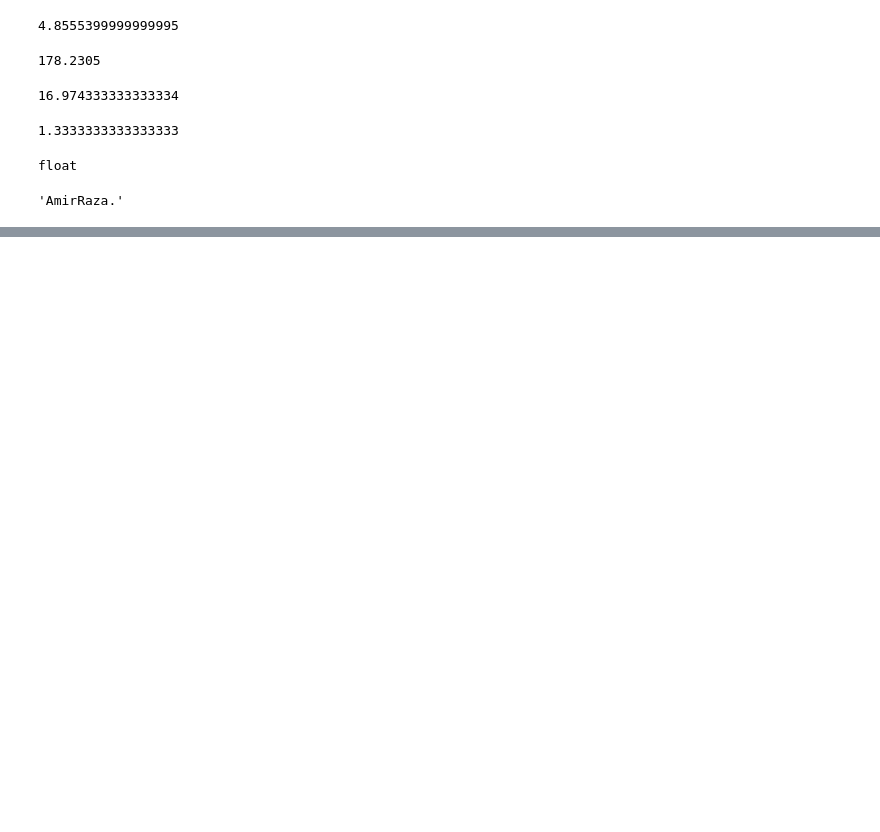
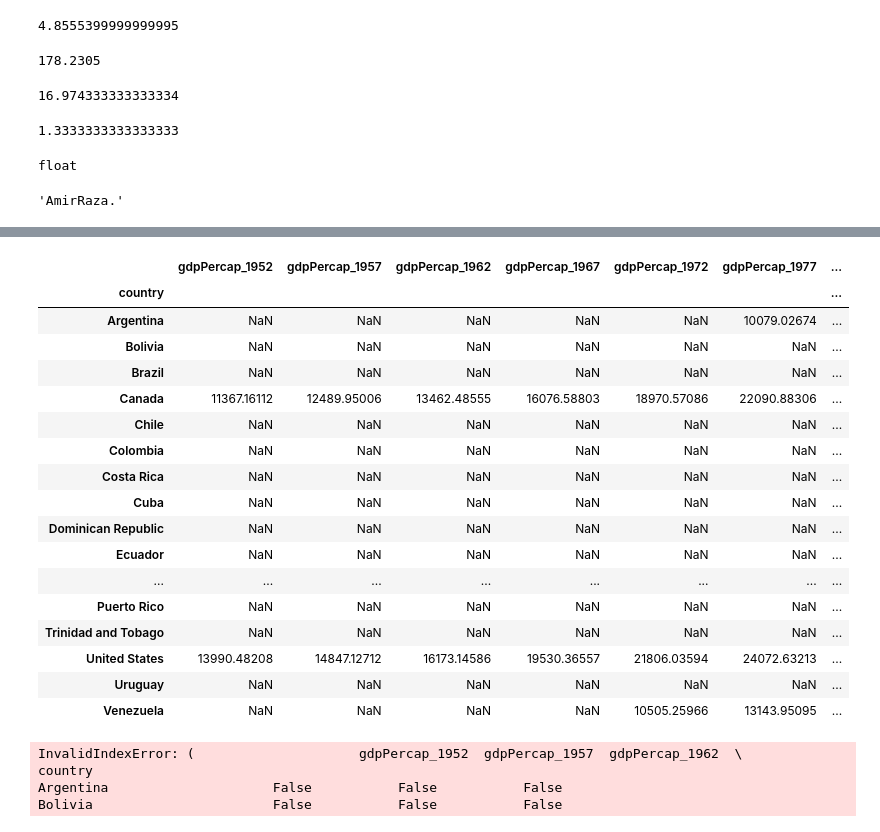
Before and after one commit to amir-raza01/Bioinformatics-Data-Carp, a Jupyter notebook: python-intro.ipynb, the cells around one changed output, grey strips where cells are left out. Drawn from its saved outputs; the diff is of its cells as text; code cells hidden in the pictures; blank space fills up the shorter version.

```diff
--- a/python-intro.ipynb
+++ b/python-intro.ipynb
@@ -105,0 +452,3 @@ name + "."
+# %%
+data = data_americas.drop("continent", axis = 1)
+data.head()
@@ -105,0 +463,30 @@ name + "."
+# %%
+mask = data > 10000
+data[mask]
+# %% [output]
+|  | gdpPercap_1952 | gdpPercap_1957 | gdpPercap_1962 | gdpPercap_1967 | gdpPercap_1972 | gdpPercap_1977 | ... |
+| country |  |  |  |  |  |  | ... |
+| Argentina | NaN | NaN | NaN | NaN | NaN | 10079.02674 | ... |
+| Bolivia | NaN | NaN | NaN | NaN | NaN | NaN | ... |
+| Brazil | NaN | NaN | NaN | NaN | NaN | NaN | ... |
+| Canada | 11367.16112 | 12489.95006 | 13462.48555 | 16076.58803 | 18970.57086 | 22090.88306 | ... |
+| Chile | NaN | NaN | NaN | NaN | NaN | NaN | ... |
+| Colombia | NaN | NaN | NaN | NaN | NaN | NaN | ... |
+| Costa Rica | NaN | NaN | NaN | NaN | NaN | NaN | ... |
+| Cuba | NaN | NaN | NaN | NaN | NaN | NaN | ... |
+| Dominican Republic | NaN | NaN | NaN | NaN | NaN | NaN | ... |
+| Ecuador | NaN | NaN | NaN | NaN | NaN | NaN | ... |
+| ... | ... | ... | ... | ... | ... | ... | ... |
+| Puerto Rico | NaN | NaN | NaN | NaN | NaN | NaN | ... |
+| Trinidad and Tobago | NaN | NaN | NaN | NaN | NaN | NaN | ... |
+| United States | 13990.48208 | 14847.12712 | 16173.14586 | 19530.36557 | 21806.03594 | 24072.63213 | ... |
+| Uruguay | NaN | NaN | NaN | NaN | NaN | NaN | ... |
+| Venezuela | NaN | NaN | NaN | NaN | 10505.25966 | 13143.95095 | ... |
+# %%
+mask = data > 10000, data < 10000
+data[mask]
+# %% [output]
+InvalidIndexError: (                     gdpPercap_1952  gdpPercap_1957  gdpPercap_1962  \
+country
+Argentina                     False           False           False
+Bolivia                       False           False           False
```
Also changed, not shown: parts of 38 cells of this notebook.
